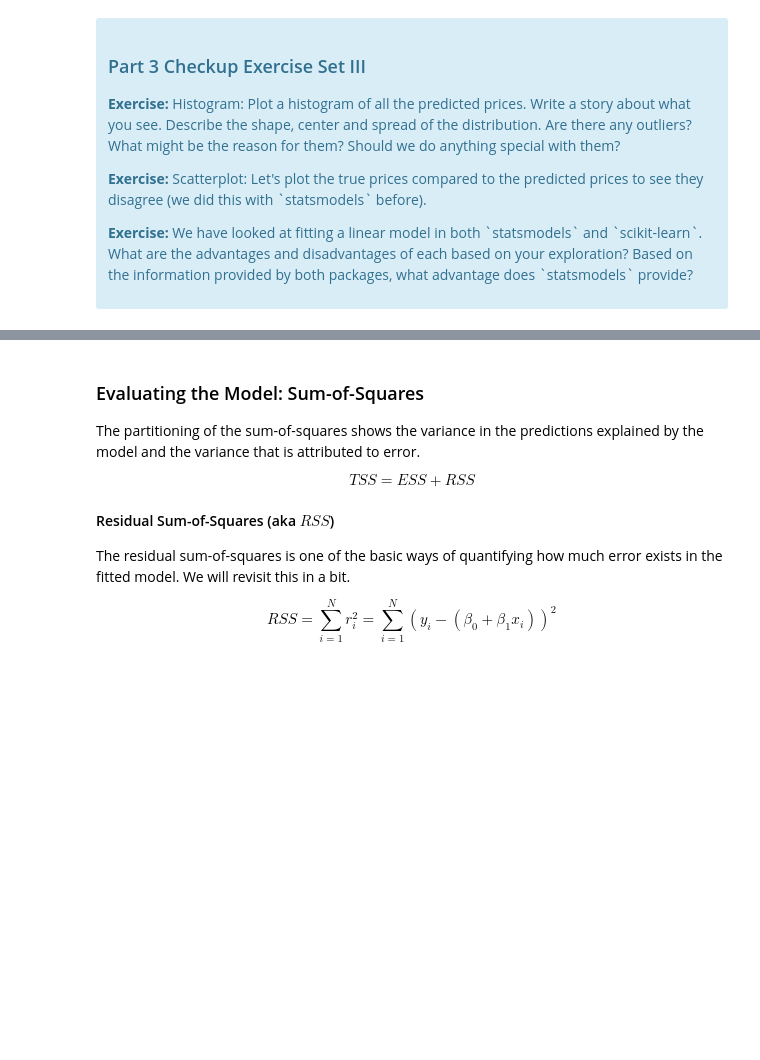
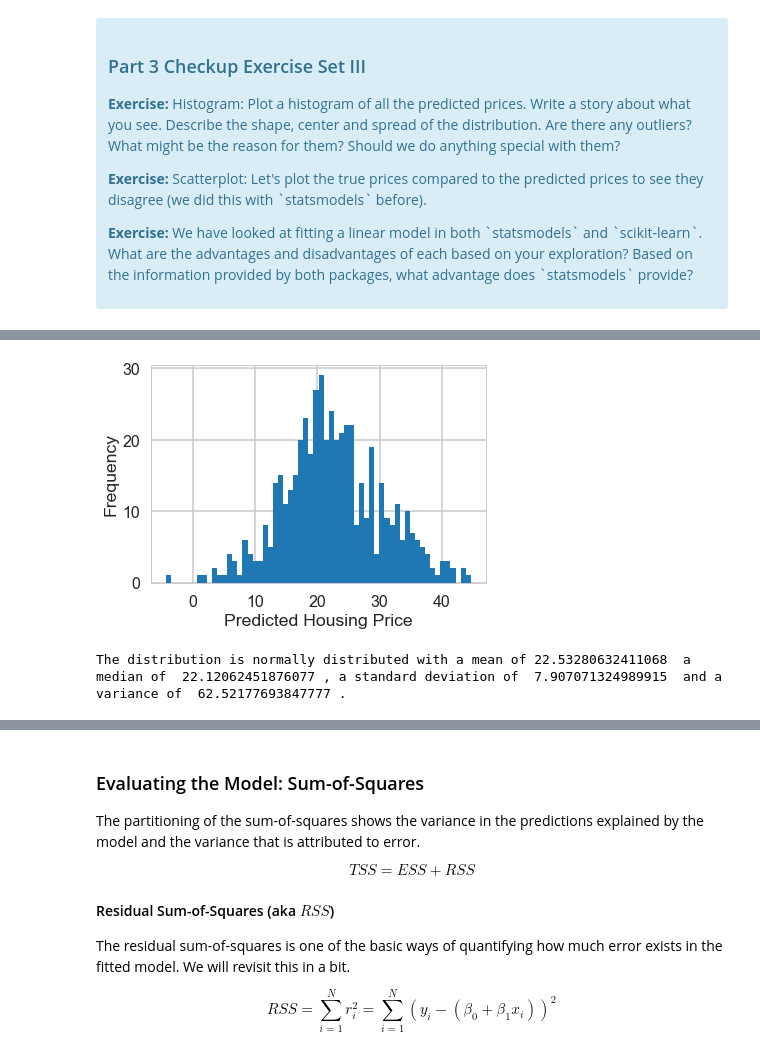
Before and after one commit to Roxanarvk/Boston-Housing-Pricing, a Jupyter notebook: Mini_Project_Linear_Regression.ipynb, the cells around one changed output, grey strips where cells are left out. Saved outputs shown, nothing was run; the diff lists cells and outputs as text; code cells hidden in the pictures; blank space fills up the shorter version.

```diff
--- a/Mini_Project_Linear_Regression.ipynb
+++ b/Mini_Project_Linear_Regression.ipynb
@@ -539,0 +549,7 @@ array([30.00821269, 25.0298606 , 30.5702317 , 28.60814055, 27.94288232])
+# %%
+#By comparing the standard errors between ordinary least squares model with and without passing through the origin
+# the result shows that the OLS model with an intercept do perform better in this case.
+print('OLS with intercept score: ',lm.score(X, bos.PRICE))
+lm_no_intercept = LinearRegression(fit_intercept=False)
+lm_no_intercept.fit(X, bos.PRICE)
+print('OLS without intercept score : ',lm_no_intercept.score(X, bos.PRICE))
@@ -559,0 +572,14 @@ Text(0.5,1,'Predicted price from model')
+# %%
+plt.hist(lm.predict(X), bins=60)
+plt.xlabel("Predicted Housing Price")
+plt.ylabel("Frequency")
+plt.show()
+
+y_pred_mean = np.mean(lm.predict(X))
+y_pred_median = np.median(lm.predict(X))
+y_pred_std = np.std(lm.predict(X))
+y_pred_var = np.var(lm.predict(X))
+print('The distribution is normally distributed with a mean of', y_pred_mean,' a median of ',y_pred_median, ', a standard deviation of ', y_pred_std, ' and a variance of ', y_pred_var,'.' )
+# %% [output]
+[figure, added]
+The distribution is normally distributed with a mean of 22.53280632411068  a median of  22.12062451876077 , a standard deviation of  7.907071324989915  and a variance of  62.52177693847777 .
```
Also changed, not shown: parts of 27 cells of this notebook.
